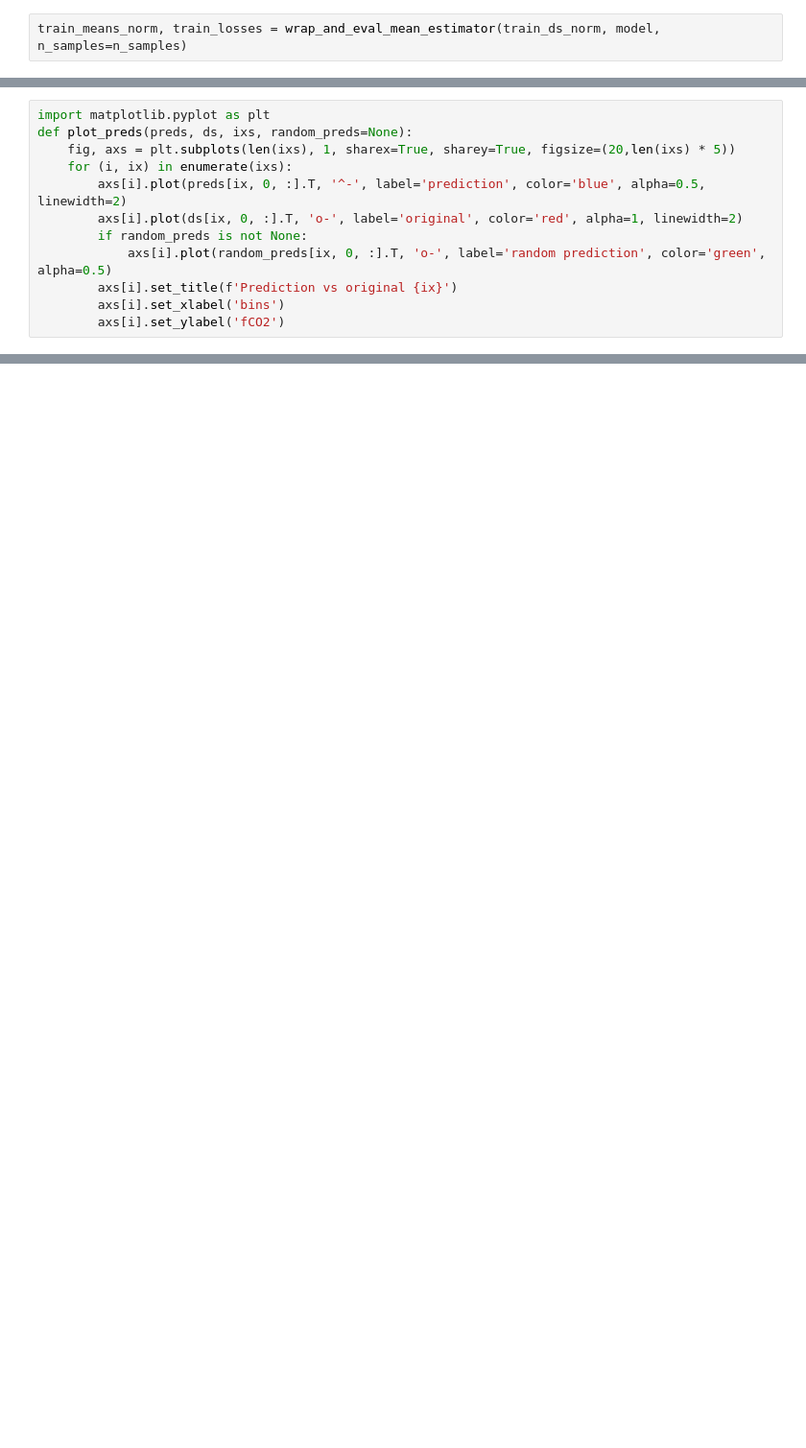
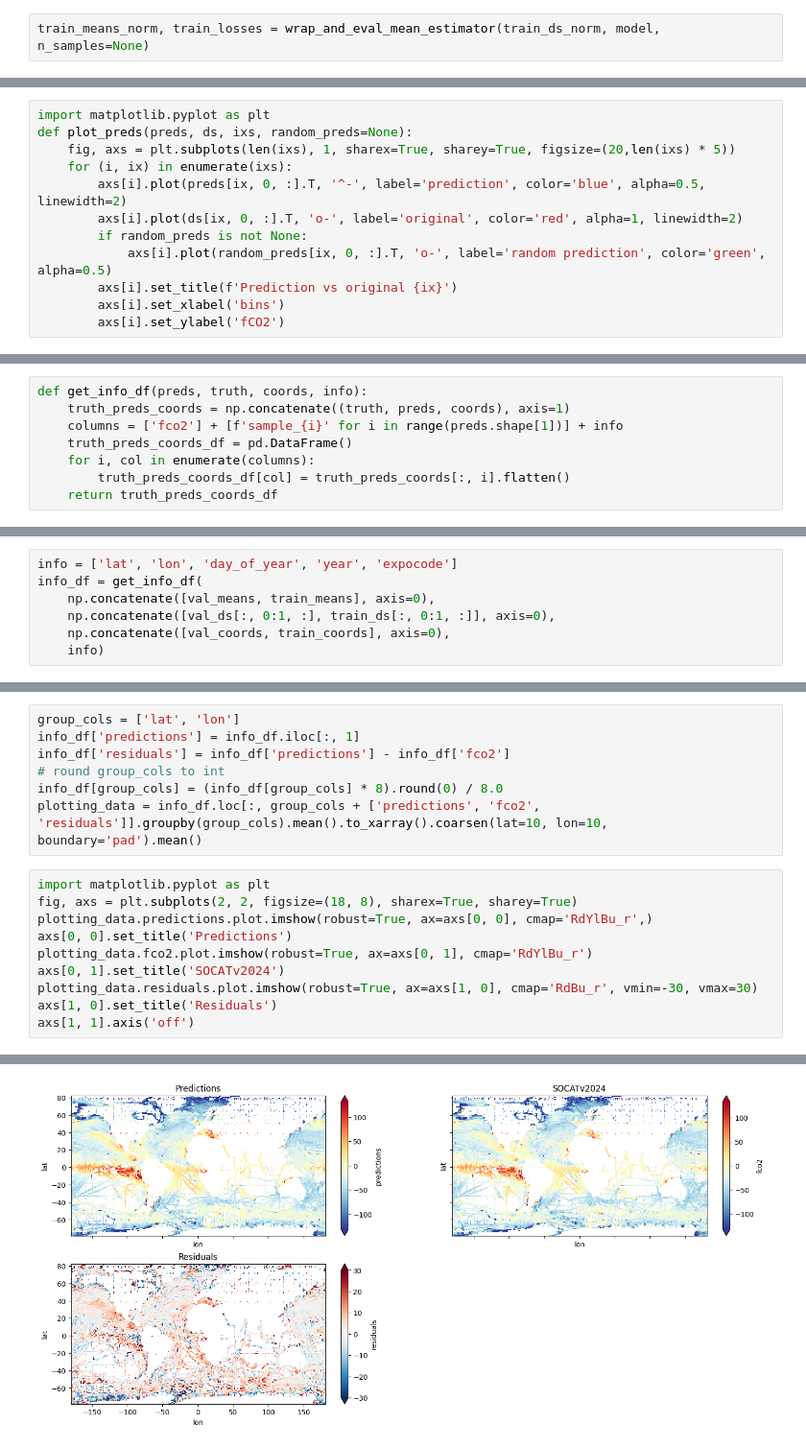
Before and after one commit to ebrusoni/fco2diffusion, a Jupyter notebook: training/loss_analysis.ipynb, the cells around one changed output, grey strips where cells are left out. Shown at 96% size. Saved outputs shown, nothing was run; the diff lists cells and outputs as text; blank space fills up the shorter version.

```diff
--- a/training/loss_analysis.ipynb
+++ b/training/loss_analysis.ipynb
@@ -339,5 +442,5 @@ context_ds shape:  (22441, 13, 64)
 Estimating mean samples
 Predicting on cuda
 # %%
-train_means_norm, train_losses = wrap_and_eval_mean_estimator(train_ds_norm, model, n_samples=n_samples)
+train_means_norm, train_losses = wrap_and_eval_mean_estimator(train_ds_norm, model, n_samples=None)
 # %% [output]
@@ -411,0 +515,8 @@ plot_preds(val_means, val_ds[:3000], np.random.choice(np.arange(3000), size=5, r
+# %%
+def get_info_df(preds, truth, coords, info):
+    truth_preds_coords = np.concatenate((truth, preds, coords), axis=1)
+    columns = ['fco2'] + [f'sample_{i}' for i in range(preds.shape[1])] + info
+    truth_preds_coords_df = pd.DataFrame()
+    for i, col in enumerate(columns):
+        truth_preds_coords_df[col] = truth_preds_coords[:, i].flatten()
+    return truth_preds_coords_df
@@ -411,0 +527,7 @@ plot_preds(val_means, val_ds[:3000], np.random.choice(np.arange(3000), size=5, r
+# %%
+info = ['lat', 'lon', 'day_of_year', 'year', 'expocode']
+info_df = get_info_df(
+    np.concatenate([val_means, train_means], axis=0),
+    np.concatenate([val_ds[:, 0:1, :], train_ds[:, 0:1, :]], axis=0),
+    np.concatenate([val_coords, train_coords], axis=0),
+    info)
@@ -411,0 +543,18 @@ plot_preds(val_means, val_ds[:3000], np.random.choice(np.arange(3000), size=5, r
+# %%
+group_cols = ['lat', 'lon']
+info_df['predictions'] = info_df.iloc[:, 1]
+info_df['residuals'] = info_df['predictions'] - info_df['fco2']
+# round group_cols to int
+info_df[group_cols] = (info_df[group_cols] * 8).round(0) / 8.0
+plotting_data = info_df.loc[:, group_cols + ['predictions', 'fco2', 'residuals']].groupby(group_cols).mean().to_xarray().coarsen(lat=10, lon=10, boundary='pad').mean()
+# %%
+import matplotlib.pyplot as plt
+fig, axs = plt.subplots(2, 2, figsize=(18, 8), sharex=True, sharey=True)
+plotting_data.predictions.plot.imshow(robust=True, ax=axs[0, 0], cmap='RdYlBu_r',)
+axs[0, 0].set_title('Predictions')
+plotting_data.fco2.plot.imshow(robust=True, ax=axs[0, 1], cmap='RdYlBu_r')
+axs[0, 1].set_title('SOCATv2024')
+plotting_data.residuals.plot.imshow(robust=True, ax=axs[1, 0], cmap='RdBu_r', vmin=-30, vmax=30)
+axs[1, 0].set_title('Residuals')
+axs[1, 1].axis('off')
+# %% [output]
@@ -411,0 +565 @@ plot_preds(val_means, val_ds[:3000], np.random.choice(np.arange(3000), size=5, r
+[figure, added]
```
Also changed, not shown: parts of 32 cells of this notebook, 2 other files.
